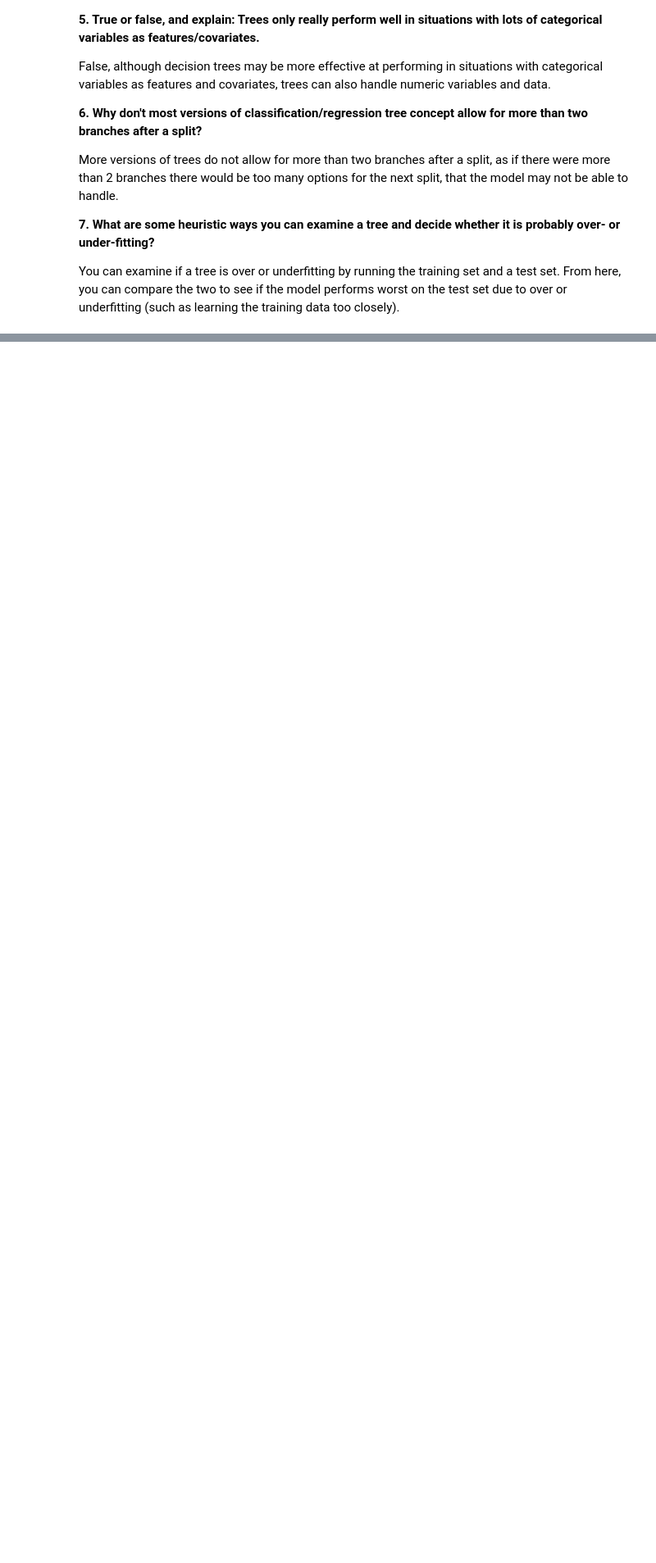
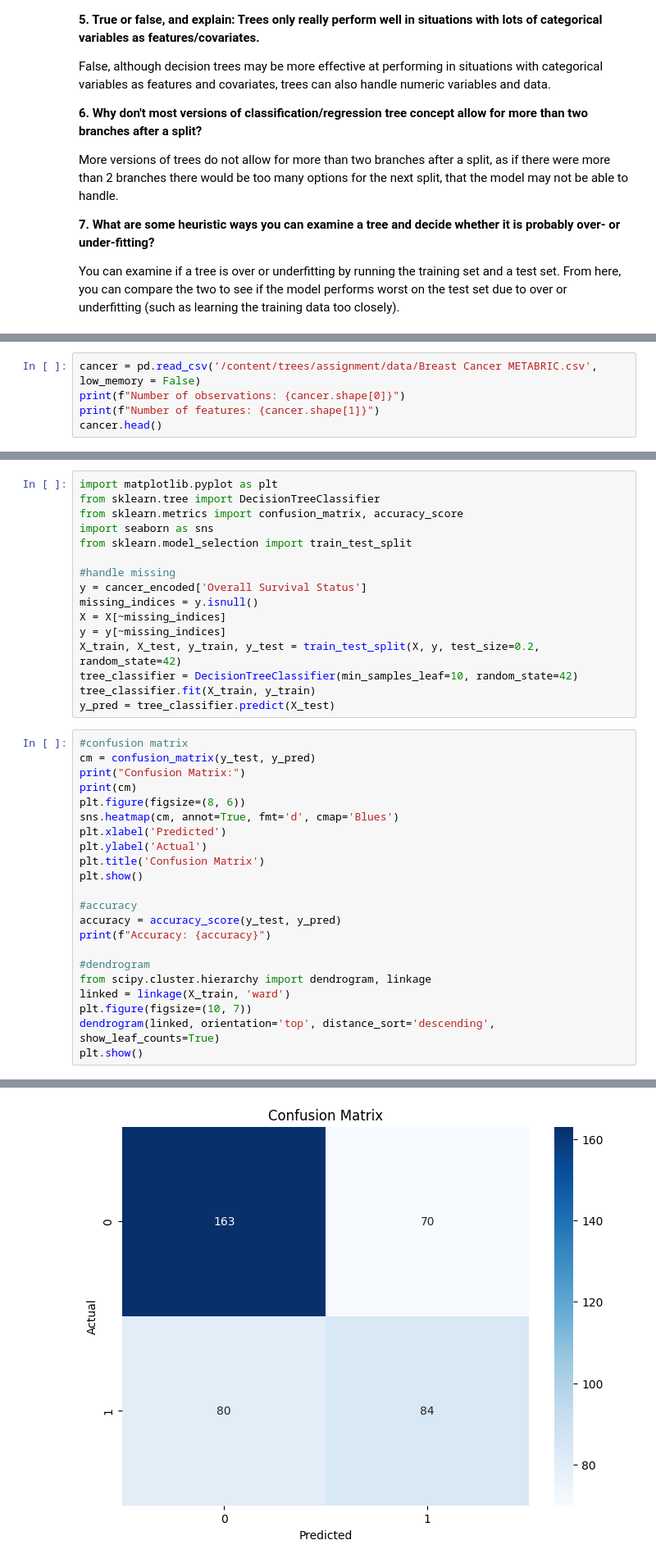
Before and after one commit to norawik/trees, a Jupyter notebook: assignment/assignment.ipynb, the cells around one changed output, grey strips where cells are left out. Shown at 82% size. Saved outputs shown, nothing was run; the diff lists cells and outputs as text; blank space fills up the shorter version.

```diff
--- a/assignment/assignment.ipynb
+++ b/assignment/assignment.ipynb
@@ -102,0 +206,5 @@ Conversely, can any linear regression be represented by a tree?
+# %%
+cancer = pd.read_csv('/content/trees/assignment/data/Breast Cancer METABRIC.csv', low_memory = False)
+print(f"Number of observations: {cancer.shape[0]}")
+print(f"Number of features: {cancer.shape[1]}")
+cancer.head()
@@ -102,0 +254,39 @@ Conversely, can any linear regression be represented by a tree?
+# %%
+import matplotlib.pyplot as plt
+from sklearn.tree import DecisionTreeClassifier
+from sklearn.metrics import confusion_matrix, accuracy_score
+import seaborn as sns
+from sklearn.model_selection import train_test_split
+
+#handle missing
+y = cancer_encoded['Overall Survival Status']
+missing_indices = y.isnull()
+X = X[~missing_indices]
+y = y[~missing_indices]
+X_train, X_test, y_train, y_test = train_test_split(X, y, test_size=0.2, random_state=42)
+tree_classifier = DecisionTreeClassifier(min_samples_leaf=10, random_state=42)
+tree_classifier.fit(X_train, y_train)
+y_pred = tree_classifier.predict(X_test)
+# %%
+#confusion matrix
+cm = confusion_matrix(y_test, y_pred)
+print("Confusion Matrix:")
+print(cm)
+plt.figure(figsize=(8, 6))
+sns.heatmap(cm, annot=True, fmt='d', cmap='Blues')
+plt.xlabel('Predicted')
+plt.ylabel('Actual')
+plt.title('Confusion Matrix')
+plt.show()
+
+#accuracy
+accuracy = accuracy_score(y_test, y_pred)
+print(f"Accuracy: {accuracy}")
+
+#dendrogram
+from scipy.cluster.hierarchy import dendrogram, linkage
+linked = linkage(X_train, 'ward')
+plt.figure(figsize=(10, 7))
+dendrogram(linked, orientation='top', distance_sort='descending', show_leaf_counts=True)
+plt.show()
+# %% [output]
@@ -102,0 +296 @@ Conversely, can any linear regression be represented by a tree?
+[figure, added]
```
Also changed, not shown: parts of 40 cells of this notebook.
